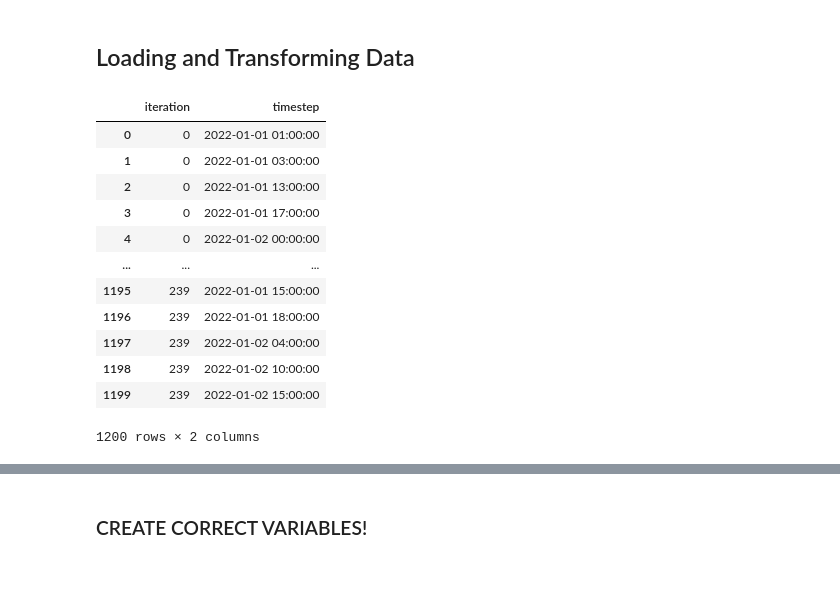
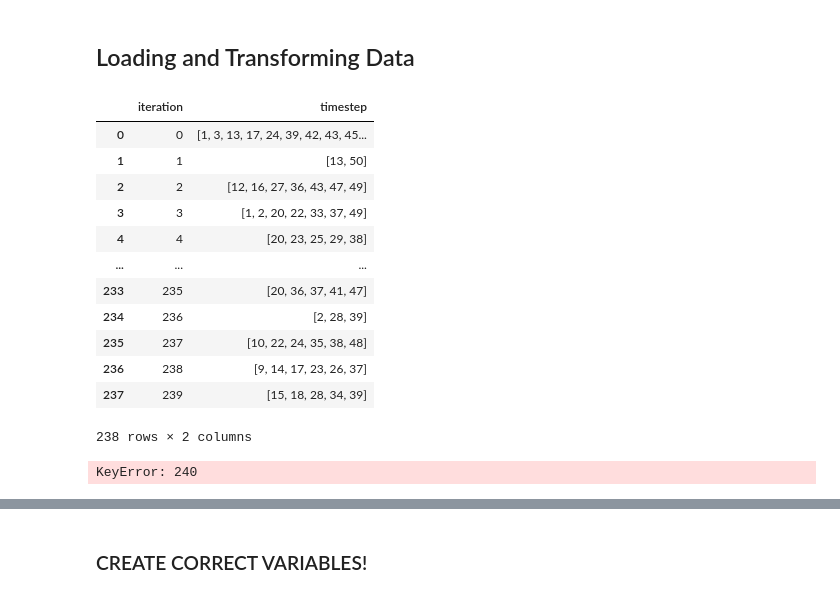
Before and after one commit to reXplan-project/reXplan-repo, a Jupyter notebook: jupyter_notebooks/ml_script_WOP.ipynb, the cells around one changed output, grey strips where cells are left out. Cells and saved outputs as stored; diff of their text form; code cells hidden in the pictures.

```diff
--- a/jupyter_notebooks/ml_script_WOP.ipynb
+++ b/jupyter_notebooks/ml_script_WOP.ipynb
@@ -16,7 +16,7 @@ import matplotlib.pyplot as plt
 from tqdm import tqdm
 import datetime
 
-pd.set_option('display.max_rows', 500)
+pd.set_option('display.max_rows', 10)
 # %% [markdown]
 ## NeuNet Class
 # %%
@@ -249,6 +249,8 @@ class NeuNet(object):
 
 PATH_MONTECARLO = r".\montecarlo_database.csv"
 df_montecarlo = pd.read_csv(PATH_MONTECARLO, sep=",", index_col=[0, 1, 2, 3, 4])# , decimal=",")
+column_mapping = {col: i+1 for i, col in enumerate(df_montecarlo.columns)}
+timestep_mapping_df = pd.DataFrame(list(column_mapping.items()), columns=['time', 'timestep'])
 # number_of_strata = df_montecarlo['strata'].max()
 # number_of_iterations = df_montecarlo['iteration'].max()+1
 
@@ -304,26 +306,3 @@ X_train, X_val = train_test_split(X, train_size = 0.1, stratify = pd.DataFrame(l
 
 # y_df = df_engine.loc[:,:,"loss_of_load_p_mw","load",:,:].stack().unstack("id")
 # ysum_df = pd.DataFrame(y_df.sum(axis=1))
-# %%
-
-idx_for_opf = pd.Series(pd.DataFrame(X_train)[0])
-
-filtered_df = X_df_montecarlo[X_df_montecarlo['idx'].isin(idx_for_opf)]
-filtered_df = filtered_df.reset_index()
-filtered_df.rename(columns={'level_4': 'timestep'}, inplace=True)
-opfs = filtered_df[['iteration', 'timestep']]
-opfs
-# %% [output]
-|  | iteration | timestep |
-| 0 | 0 | 2022-01-01 01:00:00 |
-| 1 | 0 | 2022-01-01 03:00:00 |
-| 2 | 0 | 2022-01-01 13:00:00 |
-| 3 | 0 | 2022-01-01 17:00:00 |
-| 4 | 0 | 2022-01-02 00:00:00 |
-| ... | ... | ... |
-| 1195 | 239 | 2022-01-01 15:00:00 |
-| 1196 | 239 | 2022-01-01 18:00:00 |
-| 1197 | 239 | 2022-01-02 04:00:00 |
-| 1198 | 239 | 2022-01-02 10:00:00 |
-| 1199 | 239 | 2022-01-02 15:00:00 |
-1200 rows × 2 columns
@@ -329,0 +327,37 @@ opfs
+# %%
+idx_for_opf = pd.Series(X_train[:, 0])  # Assuming X_train is a NumPy array. If not, the original code works.
+
+opfs_interval = (
+    X_df_montecarlo[X_df_montecarlo['idx'].isin(idx_for_opf)]
+    .reset_index()
+    .rename(columns={'level_4': 'time'})
+    [['iteration', 'time']]
+    .merge(timestep_mapping_df, on='time', how='left')
+)
+
+grouped_list = (
+    opfs_interval.groupby('iteration')['timestep']
+    .apply(list)
+    .reset_index()
+)
+
+grouped_list
+# %% [output]
+|  | iteration | timestep |
+| 0 | 0 | [1, 3, 13, 17, 24, 39, 42, 43, 45... |
+| 1 | 1 | [13, 50] |
+| 2 | 2 | [12, 16, 27, 36, 43, 47, 49] |
+| 3 | 3 | [1, 2, 20, 22, 33, 37, 49] |
+| 4 | 4 | [20, 23, 25, 29, 38] |
+| ... | ... | ... |
+| 233 | 235 | [20, 36, 37, 41, 47] |
+| 234 | 236 | [2, 28, 39] |
+| 235 | 237 | [10, 22, 24, 35, 38, 48] |
+| 236 | 238 | [9, 14, 17, 23, 26, 37] |
+| 237 | 239 | [15, 18, 28, 34, 39] |
+238 rows × 2 columns
+# %%
+iteration_to_timestep = {row['iteration']: row['timestep'] for _, row in grouped_list.iterrows()}
+iteration_to_timestep[240]
+# %% [output]
+KeyError: 240
```
Also changed, not shown: parts of 4 cells of this notebook, 7 other files.
